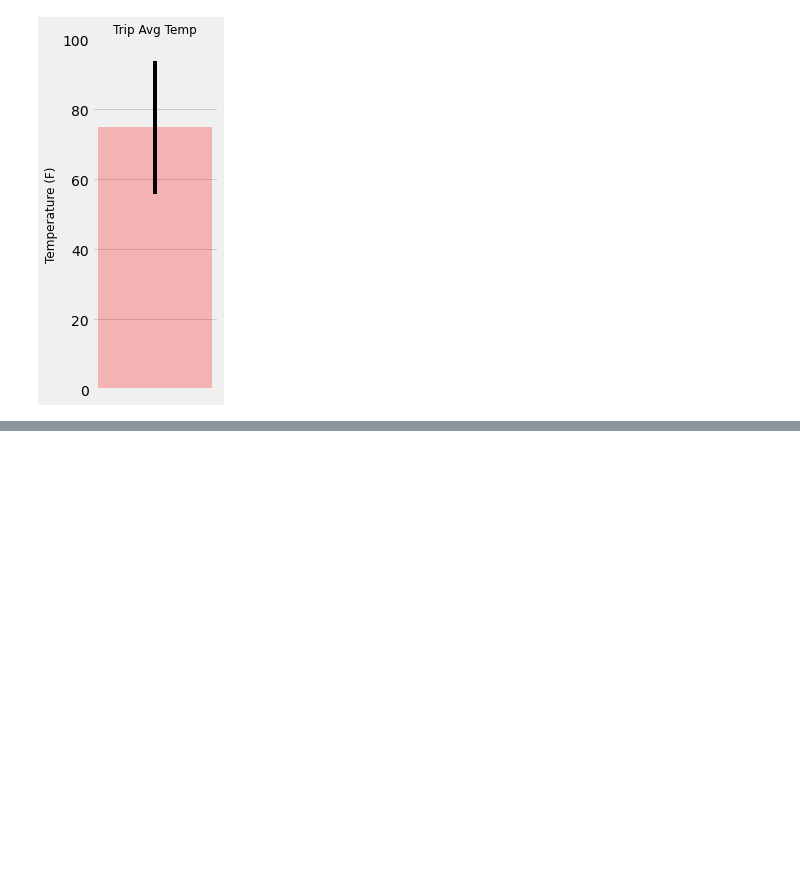
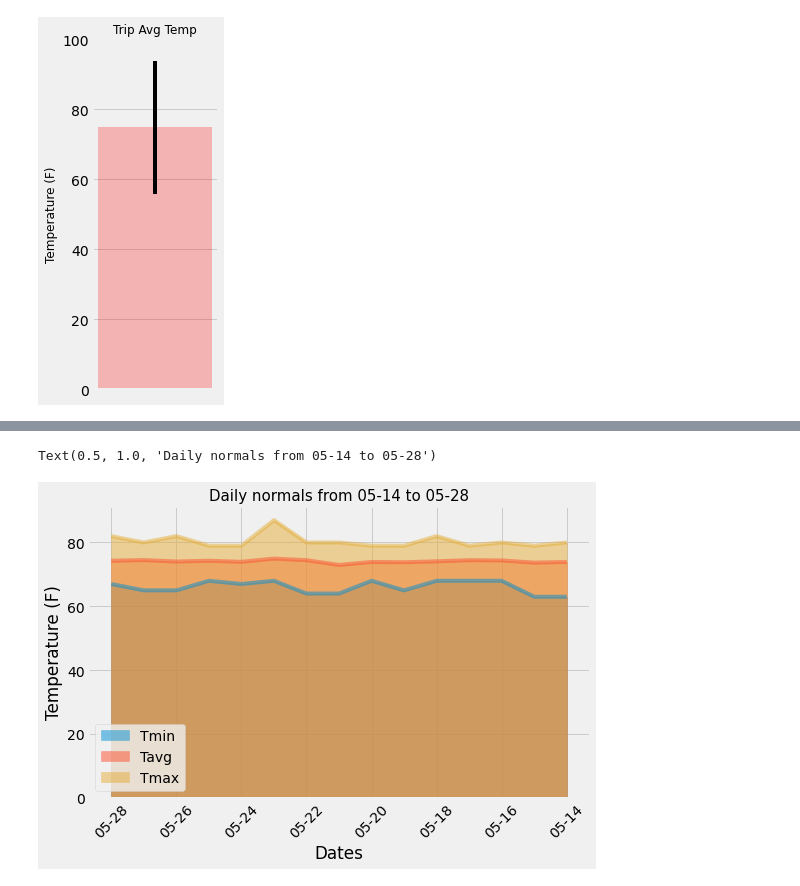
Before and after one commit to Mlara73/Hawaii-Climate-Analysis, a Jupyter notebook: climate_starter.ipynb, the cells around one changed output, grey strips where cells are left out. Drawn from its saved outputs; the diff is of its cells as text; code cells hidden in the pictures; blank space fills up the shorter version.

```diff
--- a/climate_starter.ipynb
+++ b/climate_starter.ipynb
@@ -349,0 +377,10 @@ daily_normals("01-01")
+# %%
+# Use the start and end date to create a range of dates
+numdays = 15
+date_list = [(last_year_end_date)- dt.timedelta(days=x) for x in range(numdays)]
+
+# Stip off the year and save a list of %m-%d strings
+trip_dates = []
+for date in date_list:
+    trip_dates.append(date.strftime("%m-%d"))
+trip_dates
@@ -349,0 +403,7 @@ daily_normals("01-01")
+# %%
+# Loop through the list of %m-%d strings and calculate the normals for each date
+normals = []
+for trip_date in trip_dates:
+    trip_results = daily_normals(trip_date)
+    normals.append(trip_results[0])
+results_list
@@ -349,0 +426,3 @@ daily_normals("01-01")
+# %%
+dates = pd.Series(trip_dates)
+dates
@@ -350,2 +446,8 @@ daily_normals("01-01")
 # %%
 # Load the previous query results into a Pandas DataFrame and add the `trip_dates` range as the `date` index
+trip_df = pd.DataFrame(normals, columns = ["Tmin", "Tavg", "Tmax"])
+
+trip_df_final= pd.concat([dates, pd.DataFrame(trip_df)], axis=1)
+trip_df_renamed = trip_df_final.rename(columns = {0: "Dates"})
+vacation_df = trip_df_renamed.set_index("Dates")
+vacation_df
@@ -352,2 +472,9 @@ daily_normals("01-01")
 # %%
 # Plot the daily normals as an area plot with `stacked=False`
+vacation_df.plot.area(stacked = False, figsize = (8,5), rot = 45)
+plt.ylabel("Temperature (F)")
+plt.legend(loc = "best")
+plt.title(f"Daily normals from {start_trip_date} to {end_trip_date}", fontsize = 15)
+# %% [output]
+Text(0.5, 1.0, 'Daily normals from 05-14 to 05-28')
+[figure, added]
```
Also changed, not shown: parts of 10 cells of this notebook.
